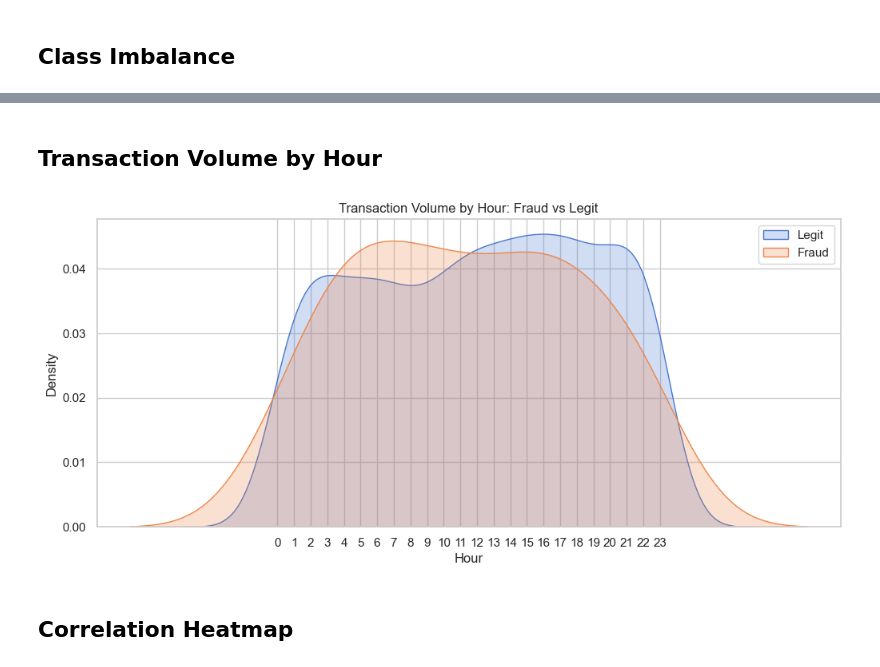
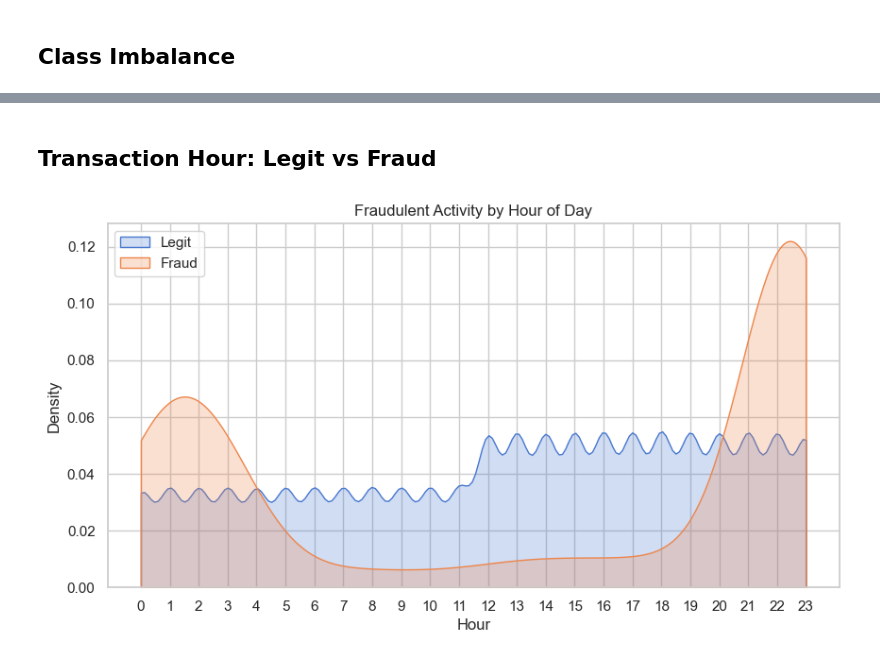
Before and after one commit to coder-red/live-fraud-detection-agent, a Jupyter notebook: notebooks/01_eda.ipynb, the cells around one changed output, grey strips where cells are left out. Saved outputs shown, nothing was run; the diff lists cells and outputs as text; code cells hidden in the pictures.

Commit message:
added data

```diff
--- a/notebooks/01_eda.ipynb
+++ b/notebooks/01_eda.ipynb
@@ -43,13 +38,0 @@ Dataset Shape: (2133, 16)
-# %%
-# Checkfor missing values
-null_counts = df.isnull().sum()
-print("Missing Values Per Column:\n", null_counts[null_counts > 0])
-
-# Strategic Filling for EDA
-df['Customer_Loyalty_Tier'] = df['Customer_Loyalty_Tier'].fillna('Unknown')
-df['Payment_Method'] = df['Payment_Method'].fillna('Unknown')
-df['Customer_Age'] = df['Customer_Age'].fillna(df['Customer_Age'].median())
-
-# Format Dates & Time
-df['Transaction_Date'] = pd.to_datetime(df['Transaction_Date'])
-df['Hour'] = pd.to_datetime(df['Transaction_Time'], format='%H:%M:%S').dt.hour
@@ -101,14 +90,18 @@ plt.show()
 # %% [markdown]
-## Transaction Volume by Hour
+## Transaction Hour: Legit vs Fraud
 # %%
-plt.figure(figsize=(12, 5))
-sns.kdeplot(data=df[df['Fraud_Flag'] == 0], x='Hour', label='Legit', shade=True)
-sns.kdeplot(data=df[df['Fraud_Flag'] == 1], x='Hour', label='Fraud', shade=True)
-plt.title('Transaction Volume by Hour: Fraud vs Legit')
+df['trans_date_trans_time'] = pd.to_datetime(df['trans_date_trans_time'])
+df['hour'] = df['trans_date_trans_time'].dt.hour
+
+plt.figure(figsize=(10, 5))
+
+sns.kdeplot(data=df[df['is_fraud']==0], x='hour', label='Legit', fill=True, clip=(0, 23))
+sns.kdeplot(data=df[df['is_fraud']==1], x='hour', label='Fraud', fill=True, clip=(0, 23))
+
+plt.title('Fraudulent Activity by Hour of Day')
 plt.xticks(range(0, 24))
+plt.xlabel('Hour')
 plt.legend()
 plt.show()
 # %% [output]
-[figure, old version]
+[figure, new version]
-# %% [markdown]
-## Correlation Heatmap
```
Also changed, not shown: parts of 16 cells of this notebook, 5 other files.
